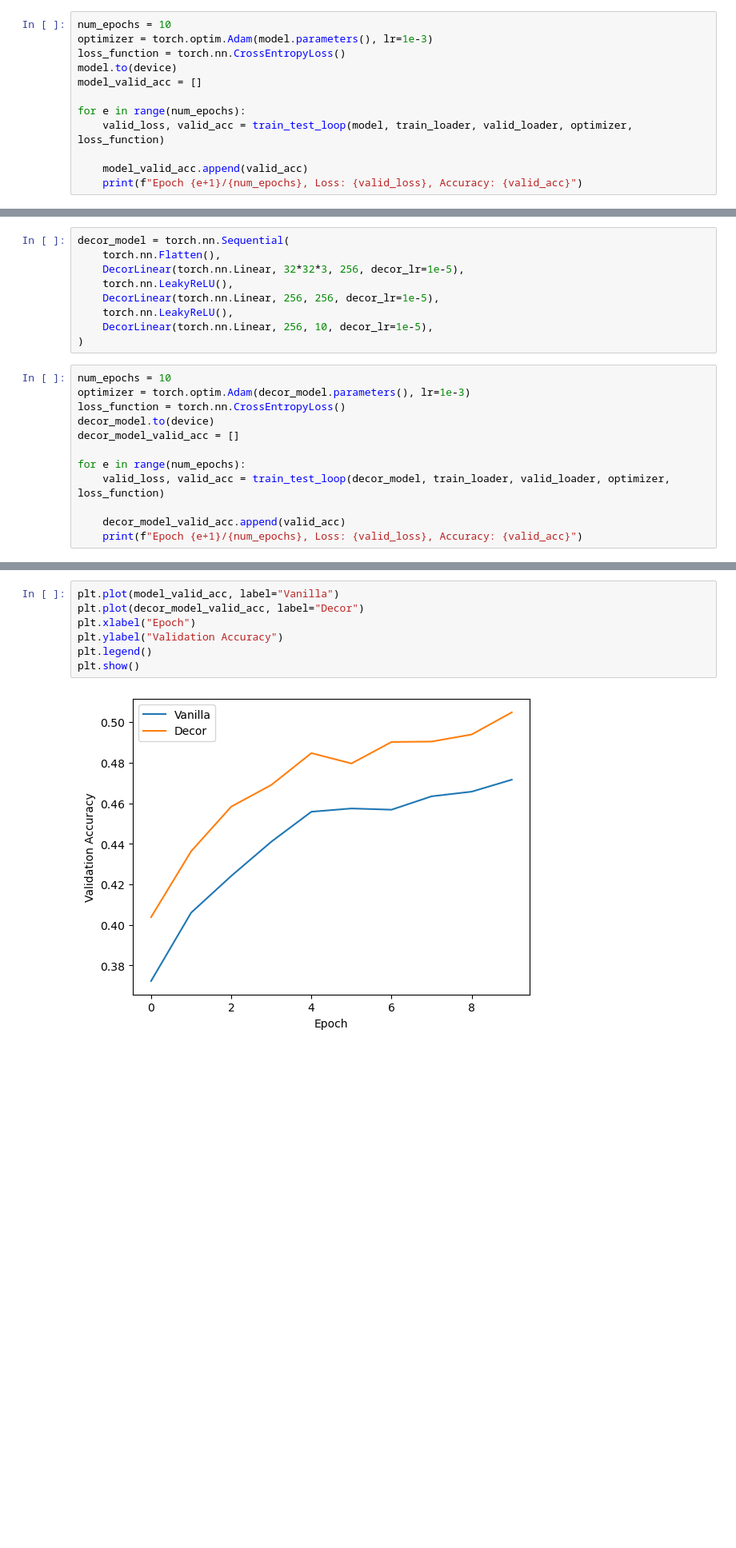
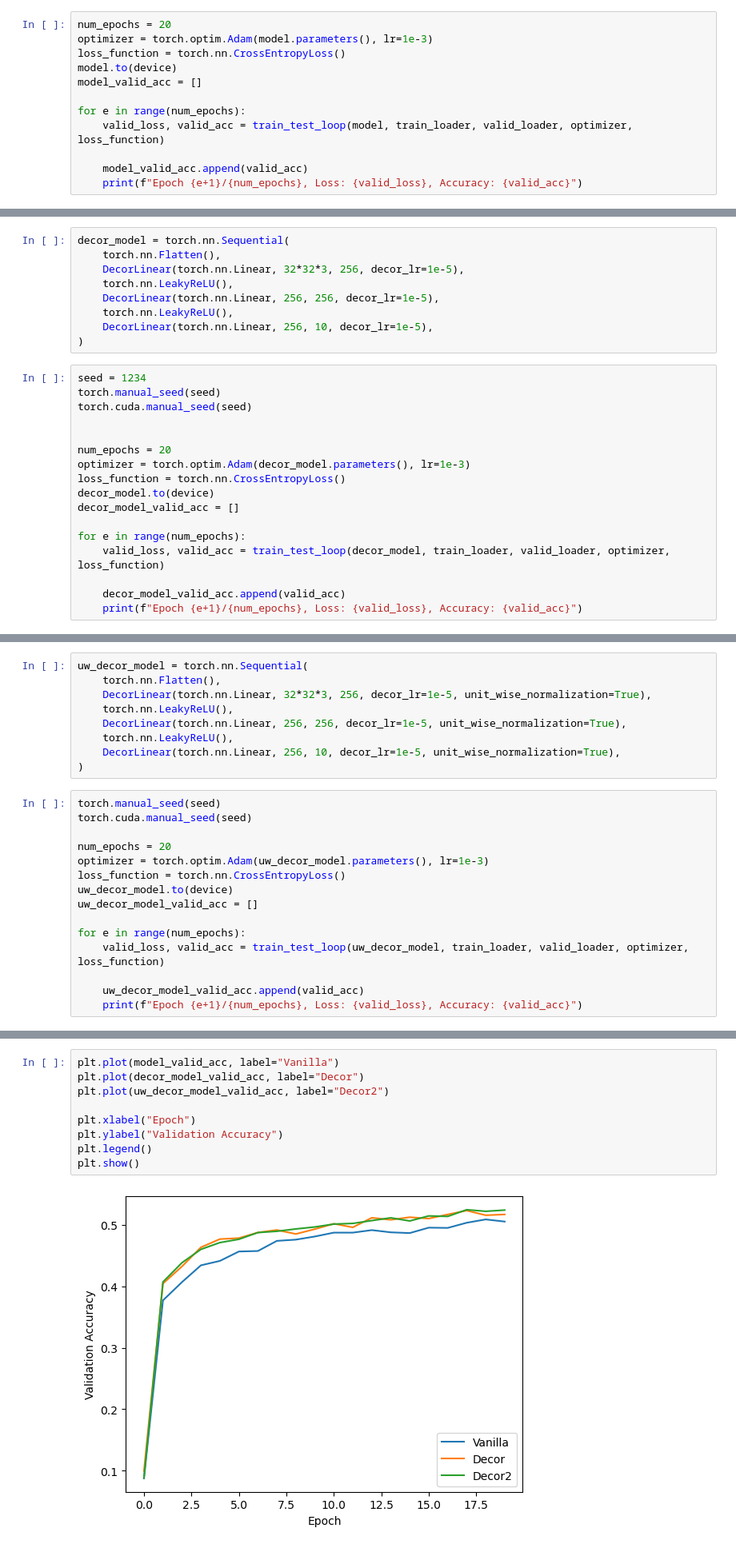
Before and after one commit to nasiryahm/CorrelationsRuinGD, a Jupyter notebook: example.ipynb, the cells around one changed output, grey strips where cells are left out. Shown at 80% size. Saved outputs shown, nothing was run; the diff lists cells and outputs as text; blank space fills up the shorter version.

```diff
--- a/example.ipynb
+++ b/example.ipynb
@@ -67,7 +67,7 @@ def train_test_loop(model, train_loader, valid_loader, optimizer, loss_function)
 # %% [output]
 Files already downloaded and verified
 # %%
-num_epochs = 10
+num_epochs = 20
 optimizer = torch.optim.Adam(model.parameters(), lr=1e-3)
 loss_function = torch.nn.CrossEntropyLoss()
 model.to(device)
@@ -97,7 +112,12 @@ decor_model = torch.nn.Sequential(
     DecorLinear(torch.nn.Linear, 256, 10, decor_lr=1e-5),
 )
 # %%
-num_epochs = 10
+seed = 1234
+torch.manual_seed(seed)
+torch.cuda.manual_seed(seed)
+
+
+num_epochs = 20
 optimizer = torch.optim.Adam(decor_model.parameters(), lr=1e-3)
 loss_function = torch.nn.CrossEntropyLoss()
 decor_model.to(device)
@@ -121,0 +152,24 @@ Epoch 10/10, Loss: 0.005518356812000275, Accuracy: 0.5048
+# %%
+uw_decor_model = torch.nn.Sequential(
+    torch.nn.Flatten(),
+    DecorLinear(torch.nn.Linear, 32*32*3, 256, decor_lr=1e-5, unit_wise_normalization=True),
+    torch.nn.LeakyReLU(),
+    DecorLinear(torch.nn.Linear, 256, 256, decor_lr=1e-5, unit_wise_normalization=True),
+    torch.nn.LeakyReLU(),
+    DecorLinear(torch.nn.Linear, 256, 10, decor_lr=1e-5, unit_wise_normalization=True),
+)
+# %%
+torch.manual_seed(seed)
+torch.cuda.manual_seed(seed)
+
+num_epochs = 20
+optimizer = torch.optim.Adam(uw_decor_model.parameters(), lr=1e-3)
+loss_function = torch.nn.CrossEntropyLoss()
+uw_decor_model.to(device)
+uw_decor_model_valid_acc = []
+
+for e in range(num_epochs):
+    valid_loss, valid_acc = train_test_loop(uw_decor_model, train_loader, valid_loader, optimizer, loss_function)
+
+    uw_decor_model_valid_acc.append(valid_acc)
+    print(f"Epoch {e+1}/{num_epochs}, Loss: {valid_loss}, Accuracy: {valid_acc}")
@@ -122,12 +197,14 @@ Epoch 10/10, Loss: 0.005518356812000275, Accuracy: 0.5048
 # %%
 plt.plot(model_valid_acc, label="Vanilla")
 plt.plot(decor_model_valid_acc, label="Decor")
+plt.plot(uw_decor_model_valid_acc, label="Decor2")
+
 plt.xlabel("Epoch")
 plt.ylabel("Validation Accuracy")
 plt.legend()
 plt.show()
 # %% [output]
-[figure, old version]
+[figure, new version]
 # %% [markdown]
 ## Composing a convolutional network with decorrelation
 In a similar style to the above, we can compose a convolutional network with decorrelation layers.
```
Also changed, not shown: parts of 4 cells of this notebook, 5 other files.
